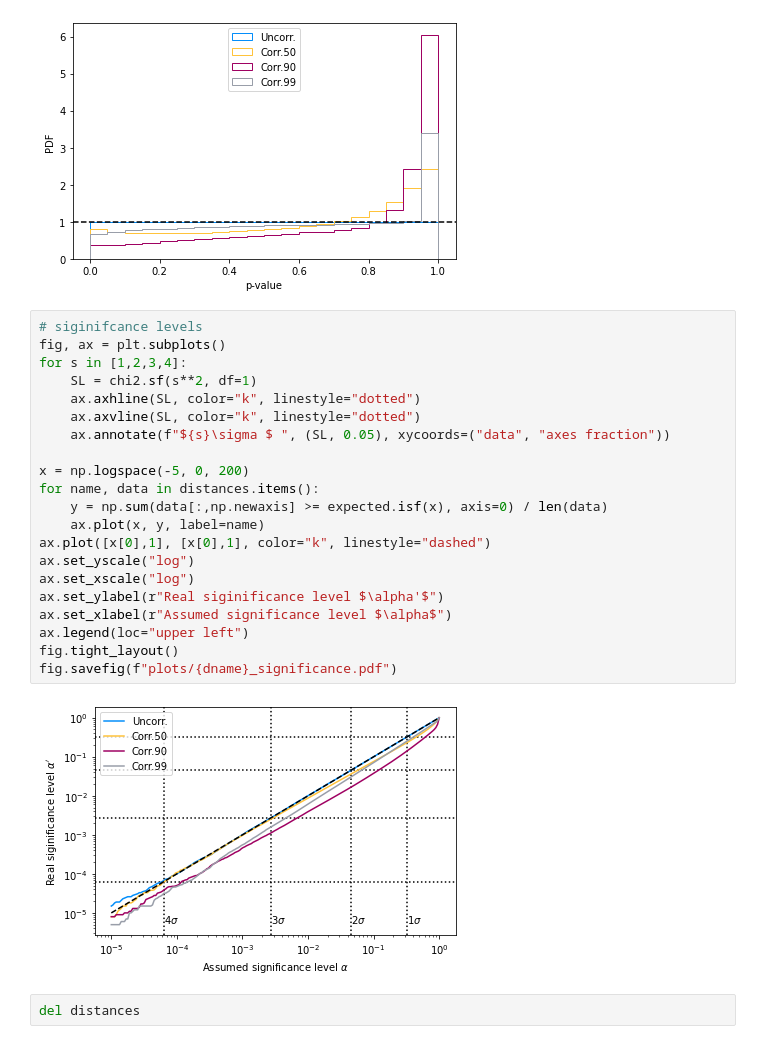
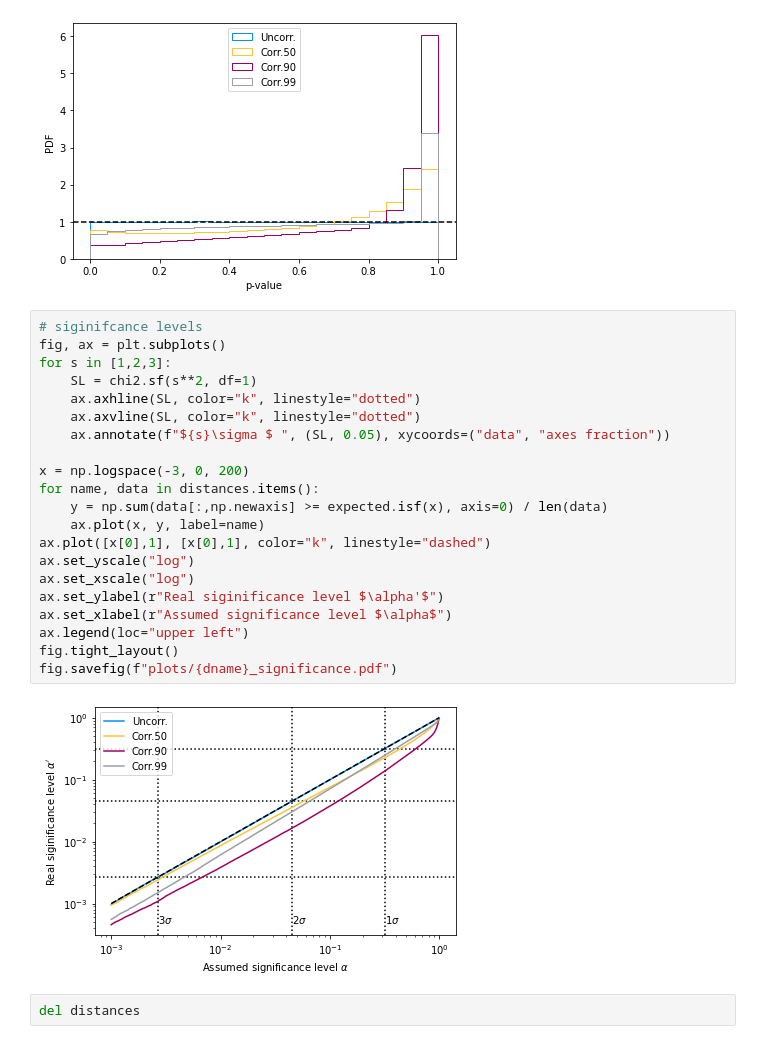
Before and after one commit to ast0815/covfit, a Jupyter notebook: invariant2.ipynb, the cells around one changed output. Saved outputs shown, nothing was run; the diff lists cells and outputs as text.

```diff
--- a/invariant2.ipynb
+++ b/invariant2.ipynb
@@ -63,25 +63,25 @@ fig.savefig(f"plots/{dname}_p-values.pdf")
 # %%
 # siginifcance levels
 fig, ax = plt.subplots()
-for s in [1,2,3,4]:
+for s in [1,2,3]:
     SL = chi2.sf(s**2, df=1)
     ax.axhline(SL, color="k", linestyle="dotted")
     ax.axvline(SL, color="k", linestyle="dotted")
     ax.annotate(f"${s}\sigma $ ", (SL, 0.05), xycoords=("data", "axes fraction"))
 
-x = np.logspace(-5, 0, 200)
+x = np.logspace(-3, 0, 200)
 for name, data in distances.items():
     y = np.sum(data[:,np.newaxis] >= expected.isf(x), axis=0) / len(data)
     ax.plot(x, y, label=name)
 ax.plot([x[0],1], [x[0],1], color="k", linestyle="dashed")
 ax.set_yscale("log")
 ax.set_xscale("log")
 ax.set_ylabel(r"Real siginificance level $\alpha'$")
 ax.set_xlabel(r"Assumed significance level $\alpha$")
 ax.legend(loc="upper left")
 fig.tight_layout()
 fig.savefig(f"plots/{dname}_significance.pdf")
 # %% [output]
-[figure, old version]
+[figure, new version]
 # %%
 del distances
```
Also changed, not shown: parts of 1 cell of this notebook, 14 other files.
